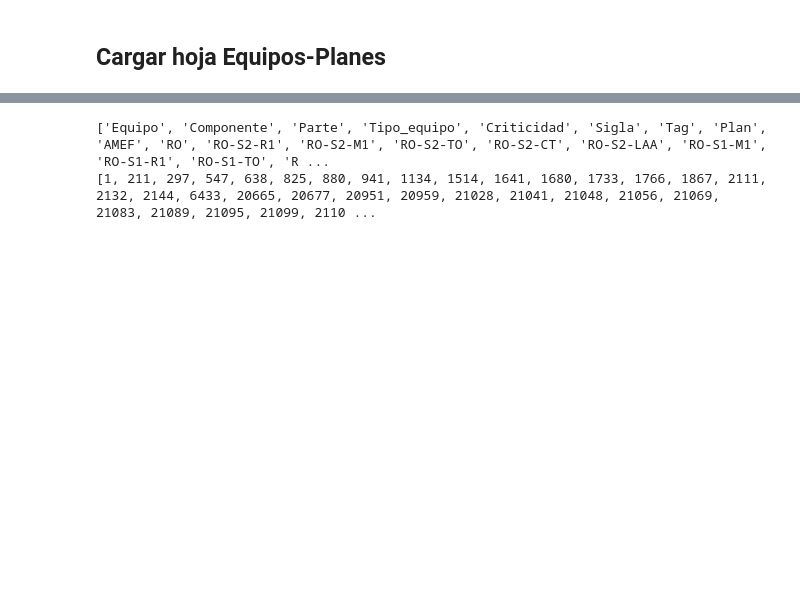
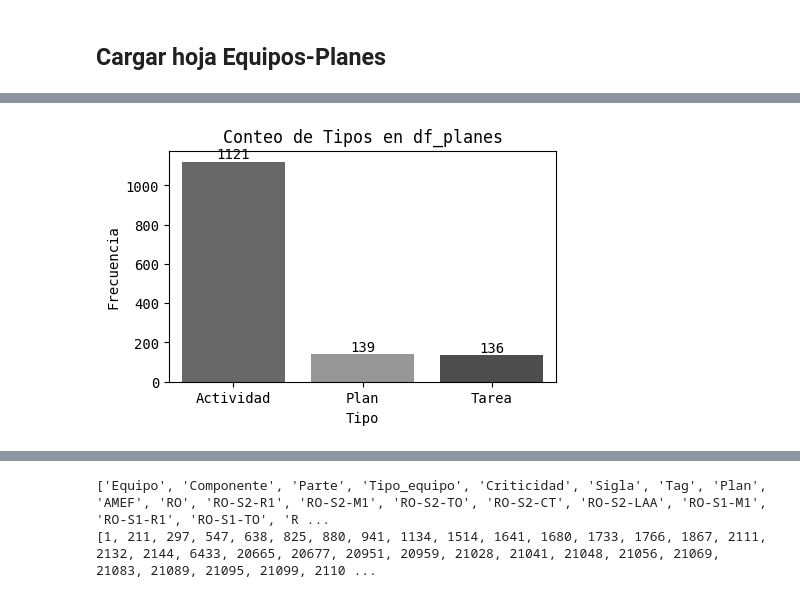
Before and after one commit to raulink/planes_mantenimiento, a Jupyter notebook: main.ipynb, the cells around one changed output, grey strips where cells are left out. Saved outputs shown, nothing was run; the diff lists cells and outputs as text; code cells hidden in the pictures; blank space fills up the shorter version.

```diff
--- a/main.ipynb
+++ b/main.ipynb
@@ -91,2 +145,26 @@ Leyendo desde Archivo
 # %%
 df_update = df_planes[~df_planes.Accion.isna()]     # Filtrar solo las columnas de dfPlanes que no tienen accion
+# %%
+import matplotlib.pyplot as plt
+import seaborn as sns
+
+# Set font to Arial Narrow and size 10 (Removed due to font not found warning)
+plt.rcParams['font.family'] = 'monospace'
+plt.rcParams['font.size'] = 10
+
+# Create the bar plot using seaborn.countplot with grayscale palette
+plt.figure(figsize=(5, 3))
+ax = sns.countplot(data=df_planes, x='Tipo', hue='Tipo', palette='Greys_d', order=df_planes['Tipo'].value_counts().index, legend=False)
+
+# Add title and labels
+ax.set_title('Conteo de Tipos en df_planes')
+ax.set_xlabel('Tipo')
+ax.set_ylabel('Frecuencia')
+
+# Add value labels on top of each bar
+for container in ax.containers:
+    ax.bar_label(container, fmt='%d')
+
+plt.show()
+# %% [output]
+[figure, added]
```
Also changed, not shown: parts of 17 cells of this notebook.
